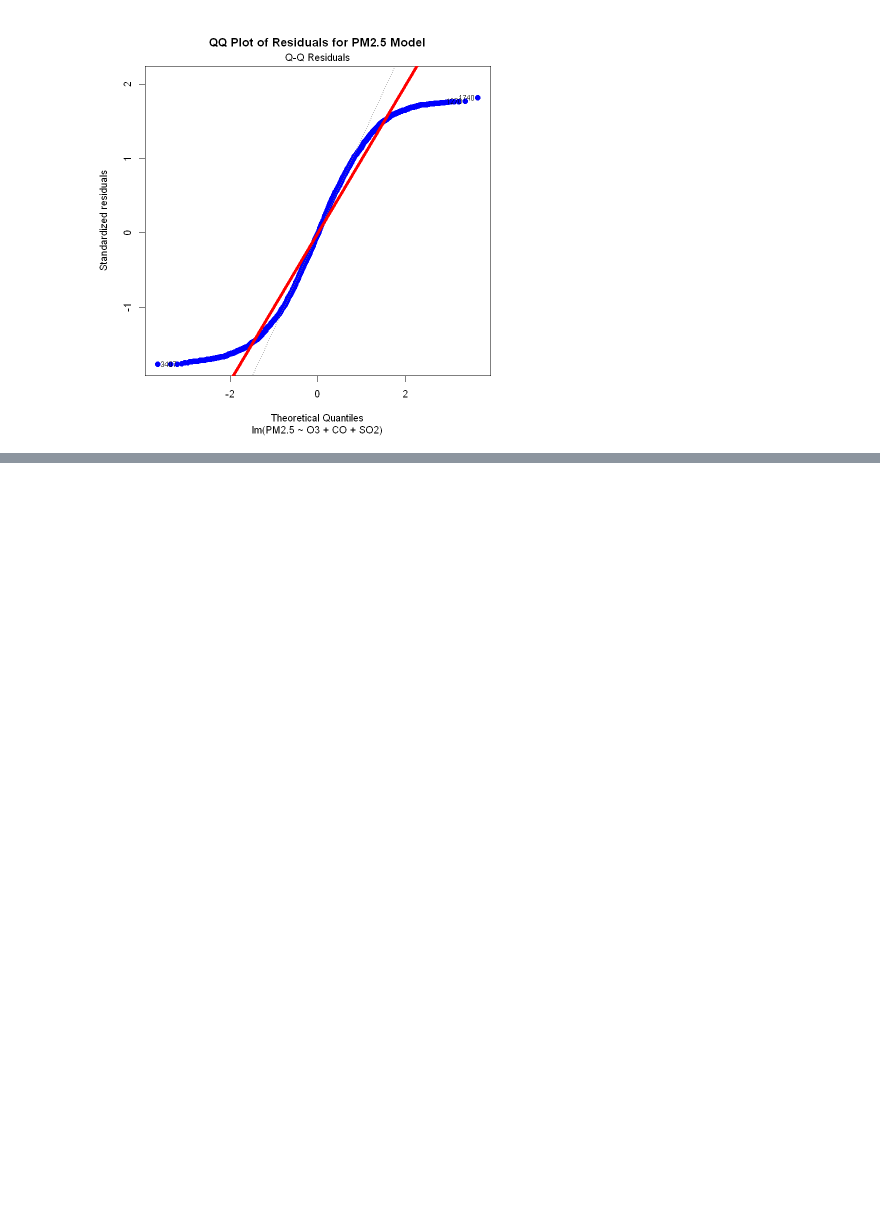
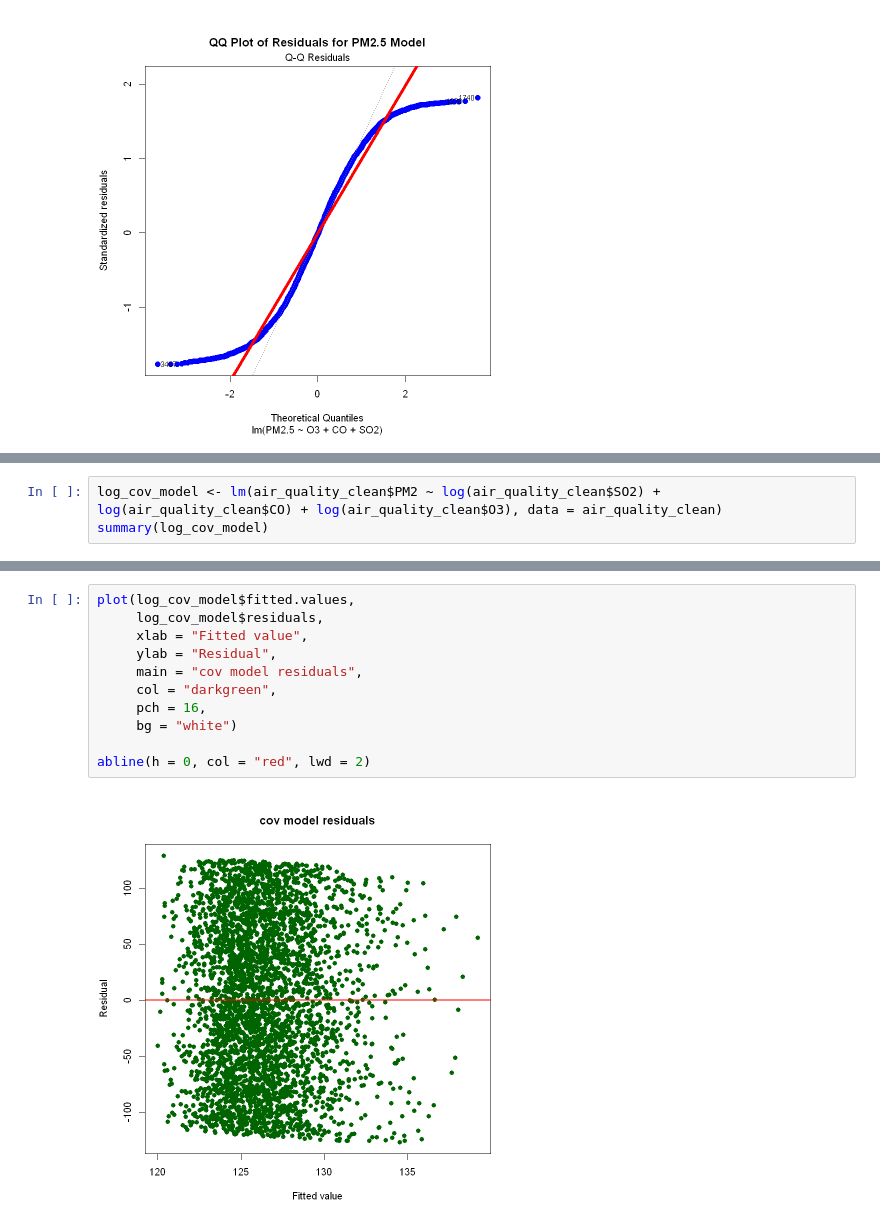
Before and after one commit to h2woobin/Global-Air-Quality-, a Jupyter notebook: main/air_quality_final.ipynb, the cells around one changed output, grey strips where cells are left out. Cells and saved outputs as stored; diff of their text form; blank space fills up the shorter version.

```diff
--- a/main/air_quality_final.ipynb
+++ b/main/air_quality_final.ipynb
@@ -257,0 +287,3 @@ plot(model, which = 2,
+# %%
+log_cov_model <- lm(air_quality_clean$PM2 ~ log(air_quality_clean$SO2) + log(air_quality_clean$CO) + log(air_quality_clean$O3), data = air_quality_clean)
+summary(log_cov_model)
@@ -257,0 +324,13 @@ plot(model, which = 2,
+# %%
+plot(log_cov_model$fitted.values,
+     log_cov_model$residuals,
+     xlab = "Fitted value",
+     ylab = "Residual",
+     main = "cov model residuals",
+     col = "darkgreen",
+     pch = 16,
+     bg = "white")
+
+abline(h = 0, col = "red", lwd = 2)
+# %% [output]
+[figure, added]
```
Also changed, not shown: parts of 4 cells of this notebook.
